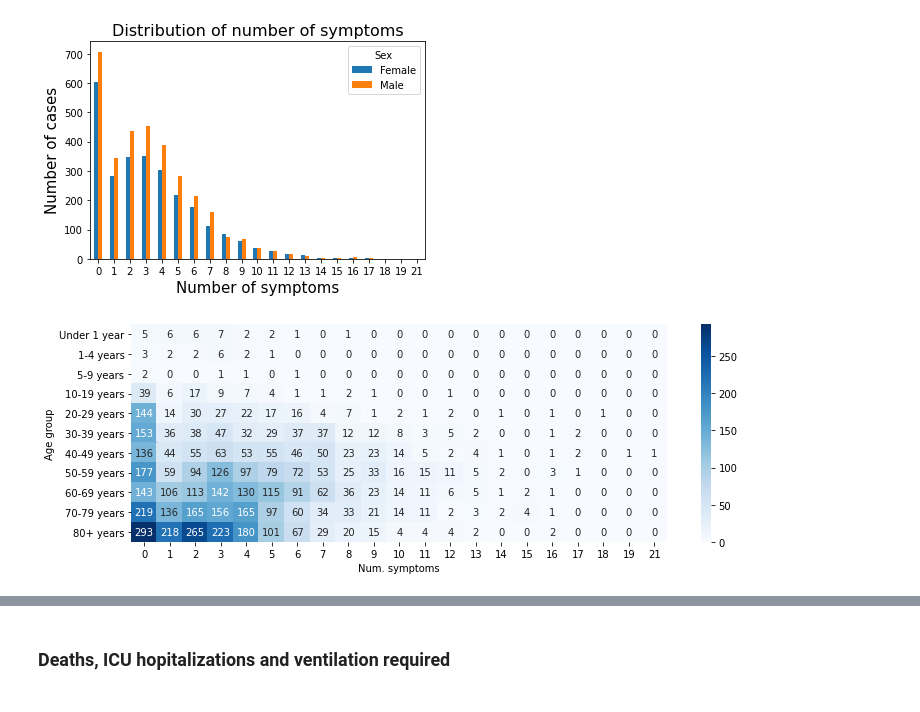
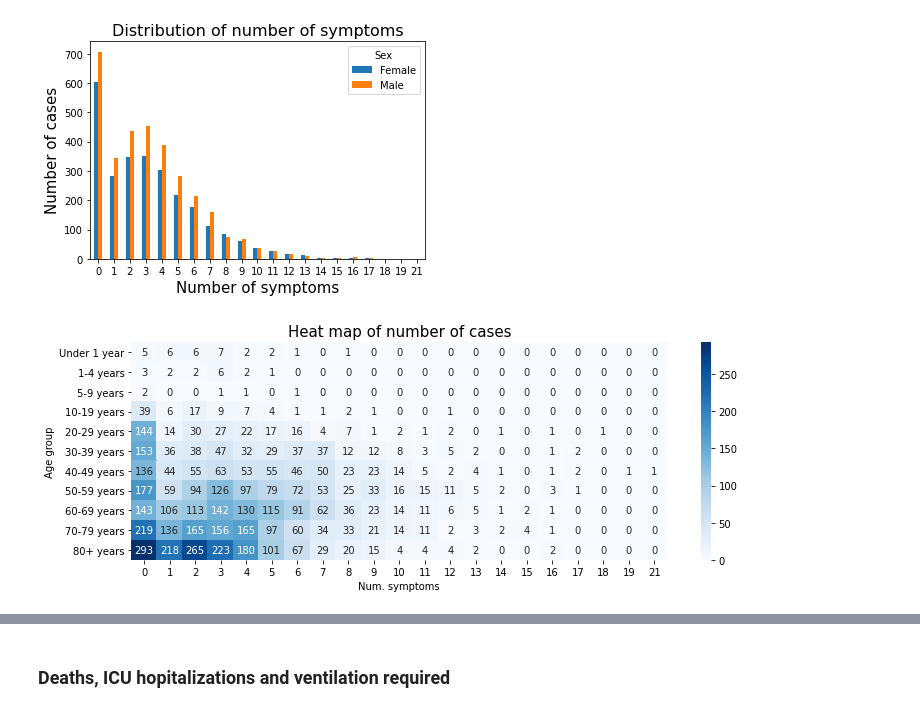
Before and after one commit to ccontrer/20-08Covid19Physiology, a Jupyter notebook: python/03 COVID-19 Alberta restricted data.ipynb, the cells around one changed output, grey strips where cells are left out. Cells and saved outputs as stored; diff of their text form; code cells hidden in the pictures.

```diff
--- a/python/03 COVID-19 Alberta restricted data.ipynb
+++ b/python/03 COVID-19 Alberta restricted data.ipynb
@@ -389,9 +437,10 @@ temp.transpose()
 # %%
 df_temp = df
 temp = df_temp[['Num. symptoms', 'Age group']].groupby('Num. symptoms')['Age group'].value_counts().unstack(0)
 temp = temp.reindex(index=df_comor['Age group'].cat.categories.values)
 temp = temp.fillna(0).astype(int)
 plt.figure(figsize=(12, 4))
-sns.heatmap(temp, cmap='Blues', annot=True, fmt="d");
+sns.heatmap(temp, cmap='Blues', annot=True, fmt="d")
+plt.title("Heat map of number of cases", fontsize=15);
 # %% [output]
-[figure, old version]
+[figure, new version]
```
Also changed, not shown: parts of 12 cells of this notebook, 5 other files.
